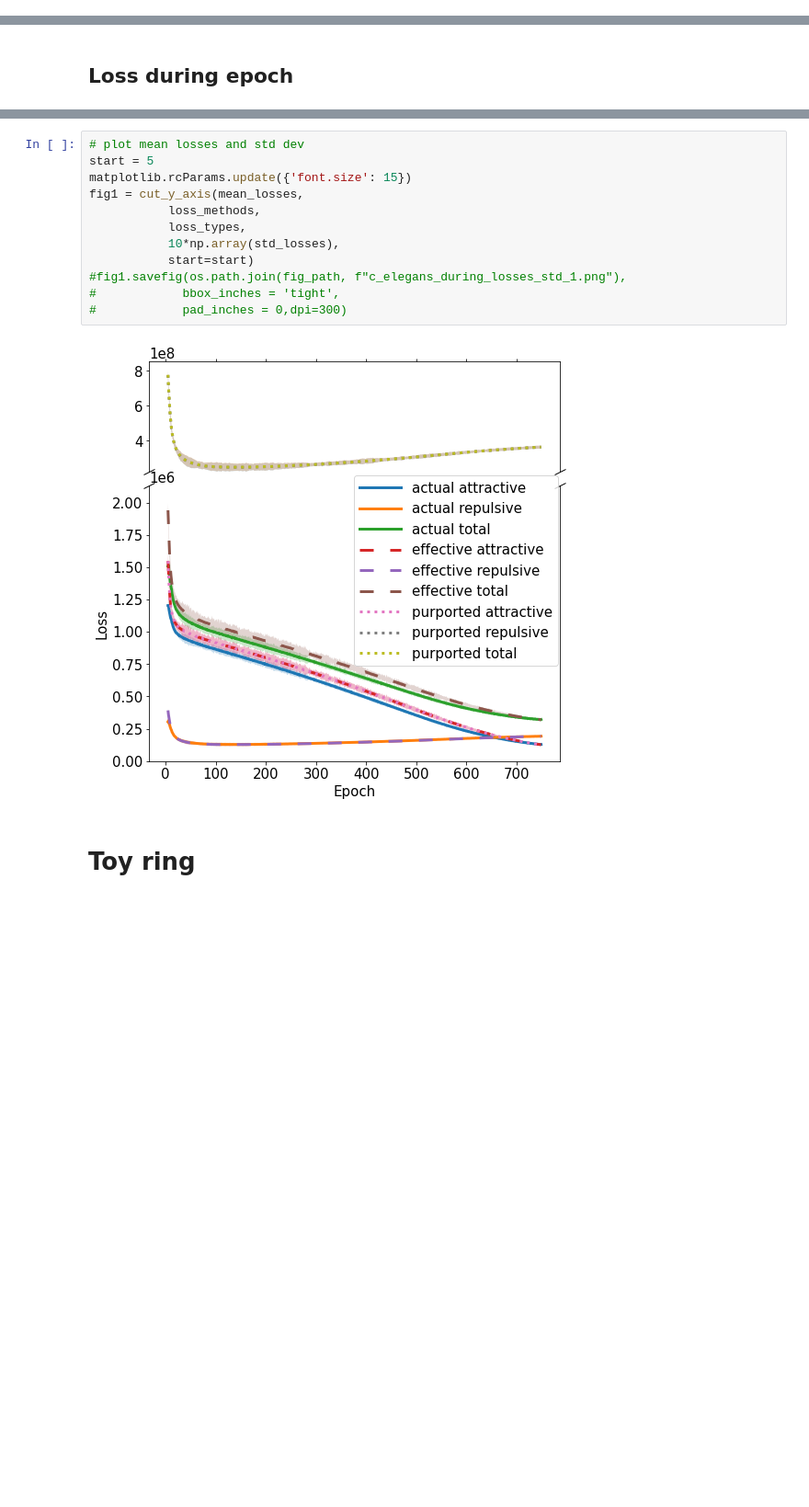
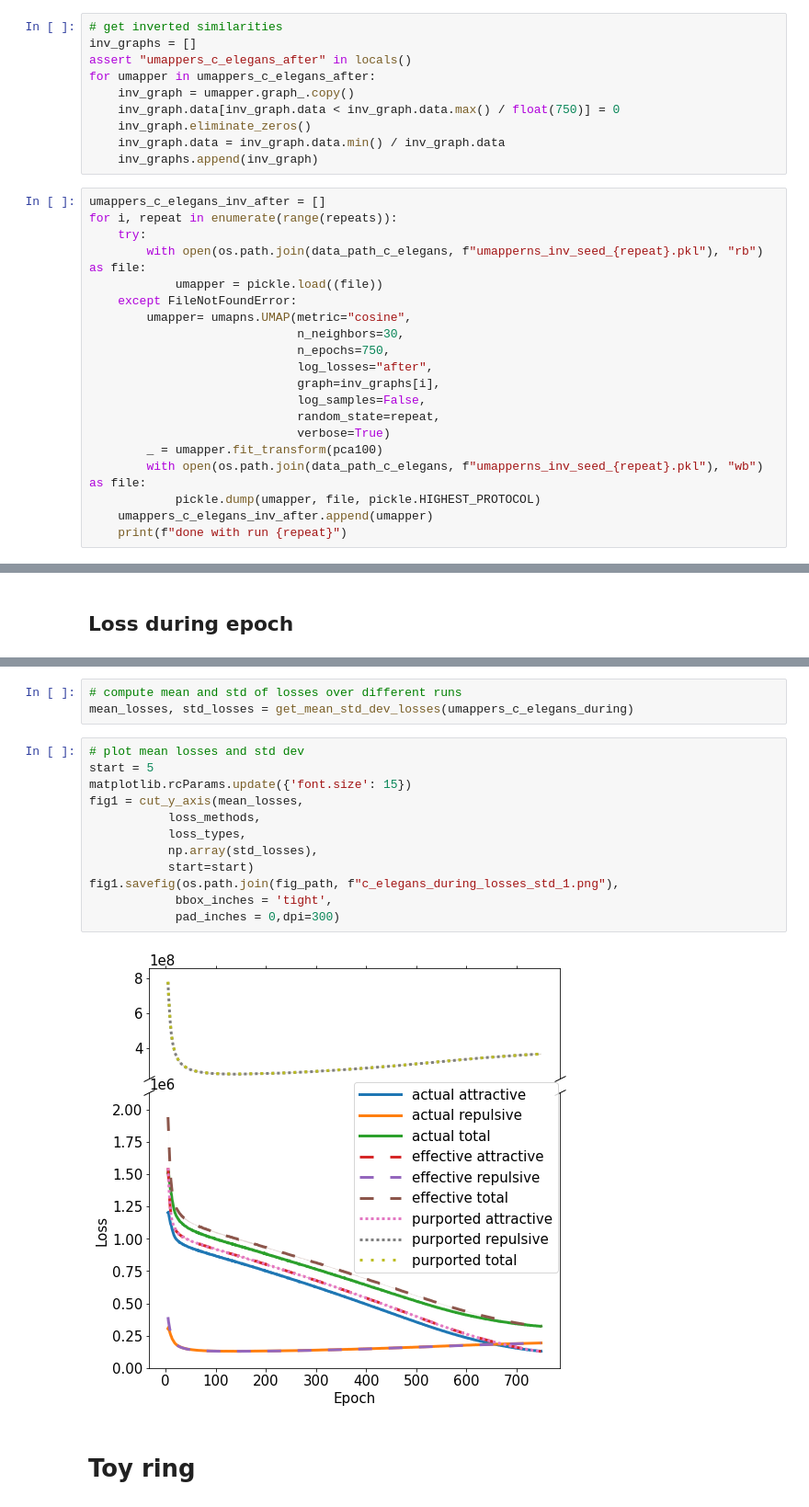
Before and after one commit to sdamrich/UMAPs-true-loss, a Jupyter notebook: notebooks/stability.ipynb, the cells around one changed output, grey strips where cells are left out. Shown at 92% size. Cells and saved outputs as stored; diff of their text form; blank space fills up the shorter version.

```diff
--- a/notebooks/stability.ipynb
+++ b/notebooks/stability.ipynb
@@ -281,0 +239,30 @@ plt.savefig(os.path.join(fig_path, f"c_elegans_after_seed_6.png"),
+# %%
+# get inverted similarities
+inv_graphs = []
+assert "umappers_c_elegans_after" in locals()
+for umapper in umappers_c_elegans_after:
+    inv_graph = umapper.graph_.copy()
+    inv_graph.data[inv_graph.data < inv_graph.data.max() / float(750)] = 0
+    inv_graph.eliminate_zeros()
+    inv_graph.data = inv_graph.data.min() / inv_graph.data
+    inv_graphs.append(inv_graph)
+# %%
+umappers_c_elegans_inv_after = []
+for i, repeat in enumerate(range(repeats)):
+    try:
+        with open(os.path.join(data_path_c_elegans, f"umapperns_inv_seed_{repeat}.pkl"), "rb") as file:
+            umapper = pickle.load((file))
+    except FileNotFoundError:
+        umapper= umapns.UMAP(metric="cosine",
+                             n_neighbors=30,
+                             n_epochs=750,
+                             log_losses="after",
+                             graph=inv_graphs[i],
+                             log_samples=False,
+                             random_state=repeat,
+                             verbose=True)
+        _ = umapper.fit_transform(pca100)
+        with open(os.path.join(data_path_c_elegans, f"umapperns_inv_seed_{repeat}.pkl"), "wb") as file:
+            pickle.dump(umapper, file, pickle.HIGHEST_PROTOCOL)
+    umappers_c_elegans_inv_after.append(umapper)
+    print(f"done with run {repeat}")
@@ -380,17 +316,20 @@ loss_types = ["attractive", "repulsive", "total"]
+# %%
+# compute mean and std of losses over different runs
+mean_losses, std_losses = get_mean_std_dev_losses(umappers_c_elegans_during)
 # %%
 # plot mean losses and std dev
 start = 5
 matplotlib.rcParams.update({'font.size': 15})
 fig1 = cut_y_axis(mean_losses,
            loss_methods,
            loss_types,
-           10*np.array(std_losses),
+           np.array(std_losses),
            start=start)
-#fig1.savefig(os.path.join(fig_path, f"c_elegans_during_losses_std_1.png"),
-#            bbox_inches = 'tight',
-#            pad_inches = 0,dpi=300)
+fig1.savefig(os.path.join(fig_path, f"c_elegans_during_losses_std_1.png"),
+            bbox_inches = 'tight',
+            pad_inches = 0,dpi=300)
 # %% [output]
-[figure, old version]
+[figure, new version]
 # %% [markdown]
 # Toy ring
 # %% [markdown]
```
Also changed, not shown: parts of 37 cells of this notebook.
